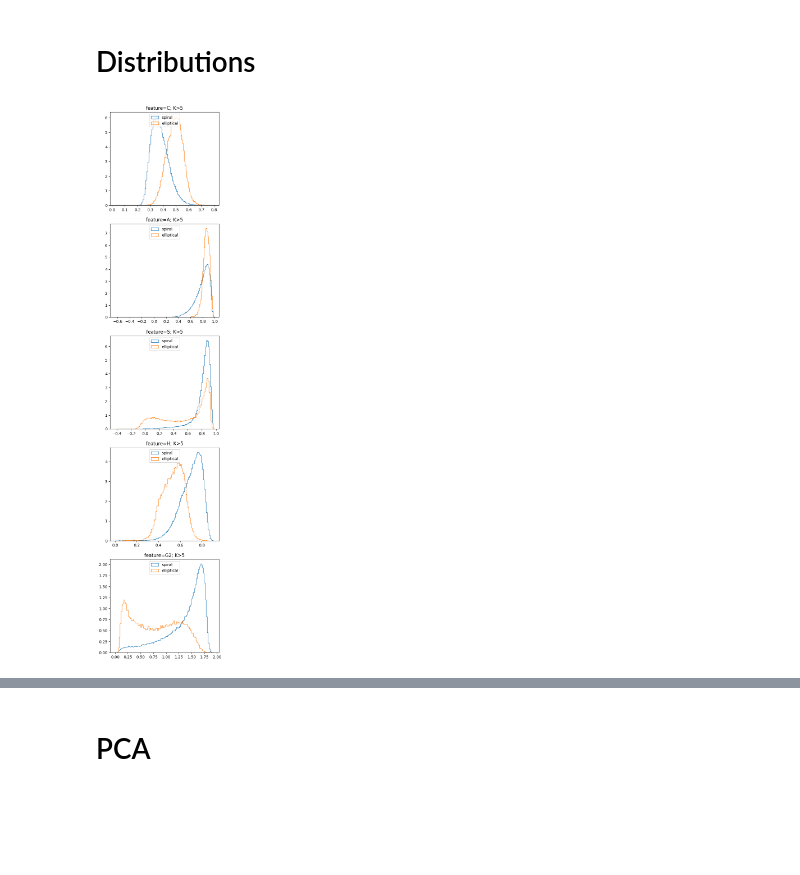
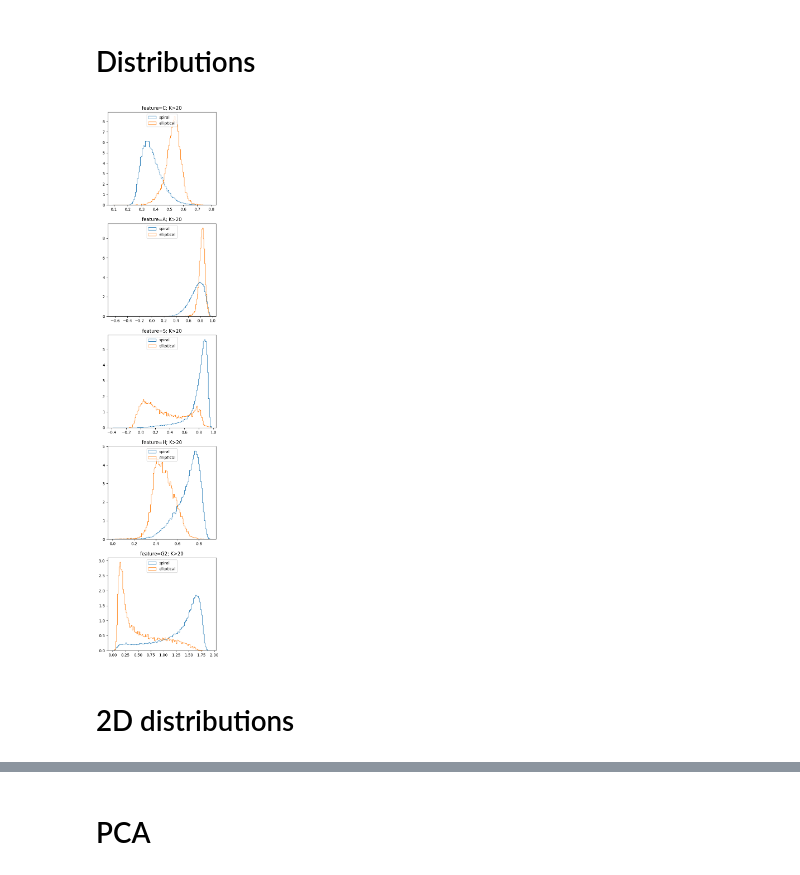
Before and after one commit to mhassans/galaxyMorphology, a Jupyter notebook: PCAandDistributions.ipynb, the cells around one changed output, grey strips where cells are left out. Drawn from its saved outputs; the diff is of its cells as text; code cells hidden in the pictures; blank space fills up the shorter version.

Commit message:
edit plotting codes

```diff
--- a/PCAandDistributions.ipynb
+++ b/PCAandDistributions.ipynb
@@ -42,7 +42,7 @@ df
 # %% [markdown]
 # Distributions
 # %%
-def features_grouped_by_label(df, features=['K', 'C', 'A', 'S', 'G2', 'H'], extra_title=''):
+def features_grouped_by_label(df, features=['C', 'A', 'S', 'H', 'G2'], extra_title=''):
     bins=100
     fig, axs = plt.subplots(nrows=len(features), ncols=1, figsize=(5, 5*len(features)))
 
@@ -55,6 +55,9 @@ def features_grouped_by_label(df, features=['K', 'C', 'A', 'S', 'G2', 'H'], extr
         axs[i].legend(loc='upper center',bbox_to_anchor=(0, 0, 1, 1))
     plt.show()
 # %%
-features_grouped_by_label(df[df['K']>5], features=['C', 'A', 'S', 'H', 'G2'], extra_title='; K>5')
+minK = 20
+features_grouped_by_label(df[df['K']>minK], features=['C', 'A', 'S', 'H', 'G2'], extra_title='; K>'+str(minK))
 # %% [output]
-[figure, old version]
+[figure, new version]
+# %% [markdown]
+# 2D distributions
```
Also changed, not shown: parts of 6 cells of this notebook.
